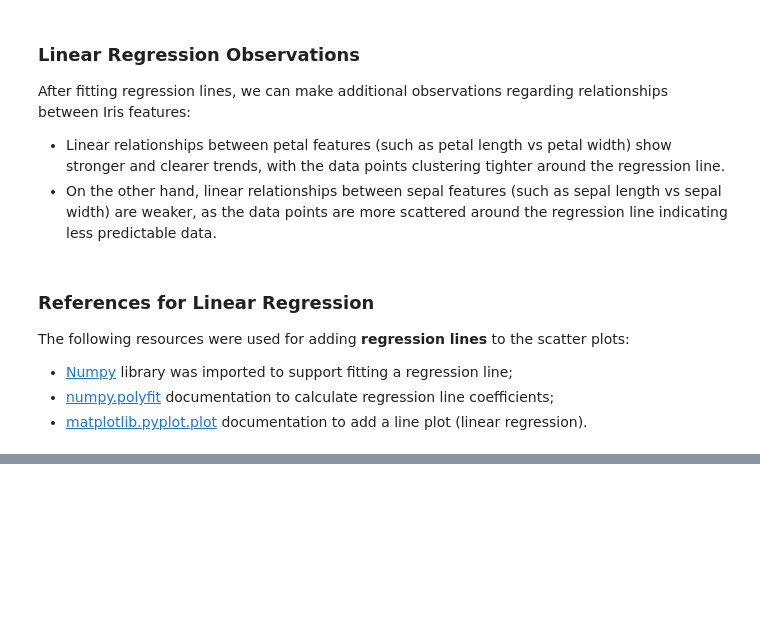
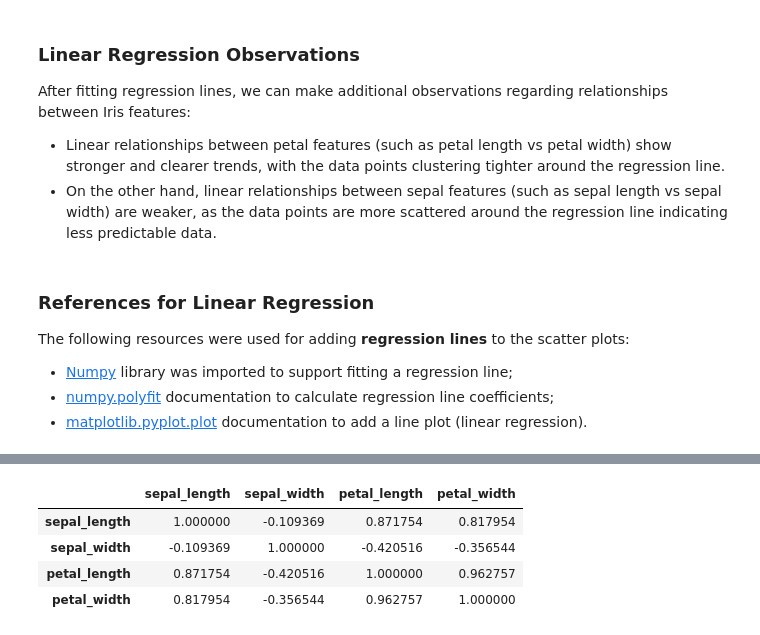
Before and after one commit to Oksyyy/pands-project, a Jupyter notebook: project.ipynb, the cells around one changed output, grey strips where cells are left out. Cells and saved outputs as stored; diff of their text form; code cells hidden in the pictures; blank space fills up the shorter version.

```diff
--- a/project.ipynb
+++ b/project.ipynb
@@ -767,0 +785,14 @@ The following resources were used for adding **regression lines** to the scatter
+# %%
+# Use the corr() function to calculate the correlation matrix
+# Pass the method as 'pearson' and set numeric_only to True to include only numerical columns
+# The correlation matrix shows the correlation between each pair of numerical features
+corr_matrix = iris_df.corr('pearson', numeric_only=True)
+
+# Show the correlation matrix
+corr_matrix
+# %% [output]
+|  | sepal_length | sepal_width | petal_length | petal_width |
+| sepal_length | 1.000000 | -0.109369 | 0.871754 | 0.817954 |
+| sepal_width | -0.109369 | 1.000000 | -0.420516 | -0.356544 |
+| petal_length | 0.871754 | -0.420516 | 1.000000 | 0.962757 |
+| petal_width | 0.817954 | -0.356544 | 0.962757 | 1.000000 |
```
Also changed, not shown: parts of 10 cells of this notebook, 8 other files.
